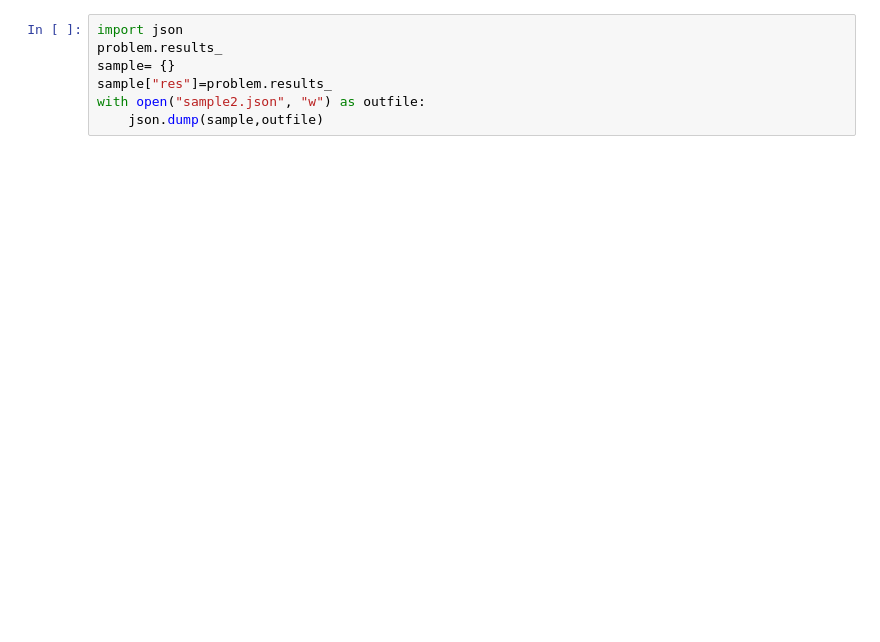
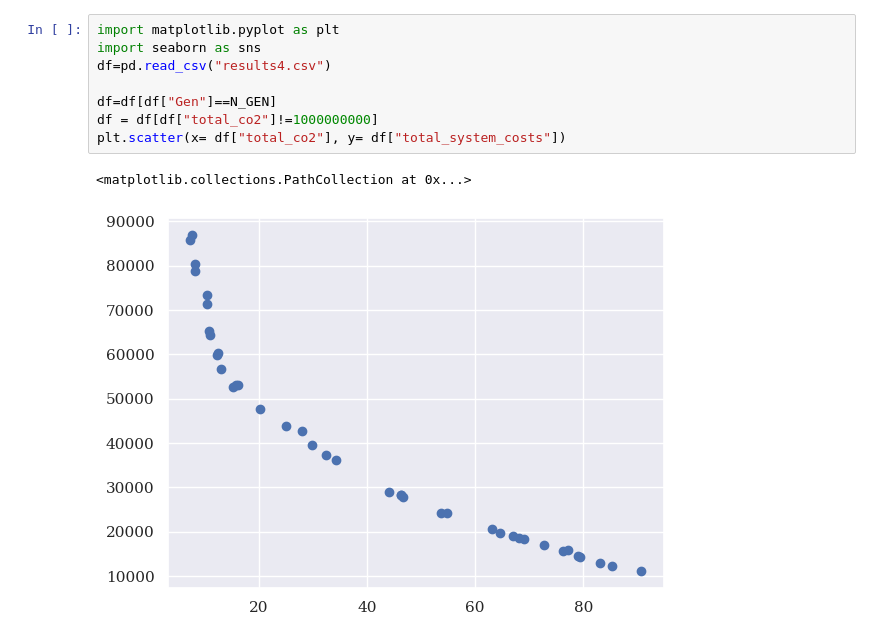
Before and after one commit to Fernando3161/district_sizing, a Jupyter notebook: src/moo.ipynb, the cells around one changed output. Cells and saved outputs as stored; diff of their text form; blank space fills up the shorter version.

```diff
--- a/src/moo.ipynb
+++ b/src/moo.ipynb
@@ -42,7 +172,11 @@ plot.show()
-# %%
-import json
-problem.results_
-sample= {}
-sample["res"]=problem.results_
-with open("sample2.json", "w") as outfile:
-    json.dump(sample,outfile)
+# %%
+import matplotlib.pyplot as plt
+import seaborn as sns
+df=pd.read_csv("results4.csv")
+
+df=df[df["Gen"]==N_GEN]
+df = df[df["total_co2"]!=1000000000]
+plt.scatter(x= df["total_co2"], y= df["total_system_costs"])
+# %% [output]
+<matplotlib.collections.PathCollection at 0x...>
+[figure, added]
```
Also changed, not shown: parts of 5 cells of this notebook, 8 other files.
